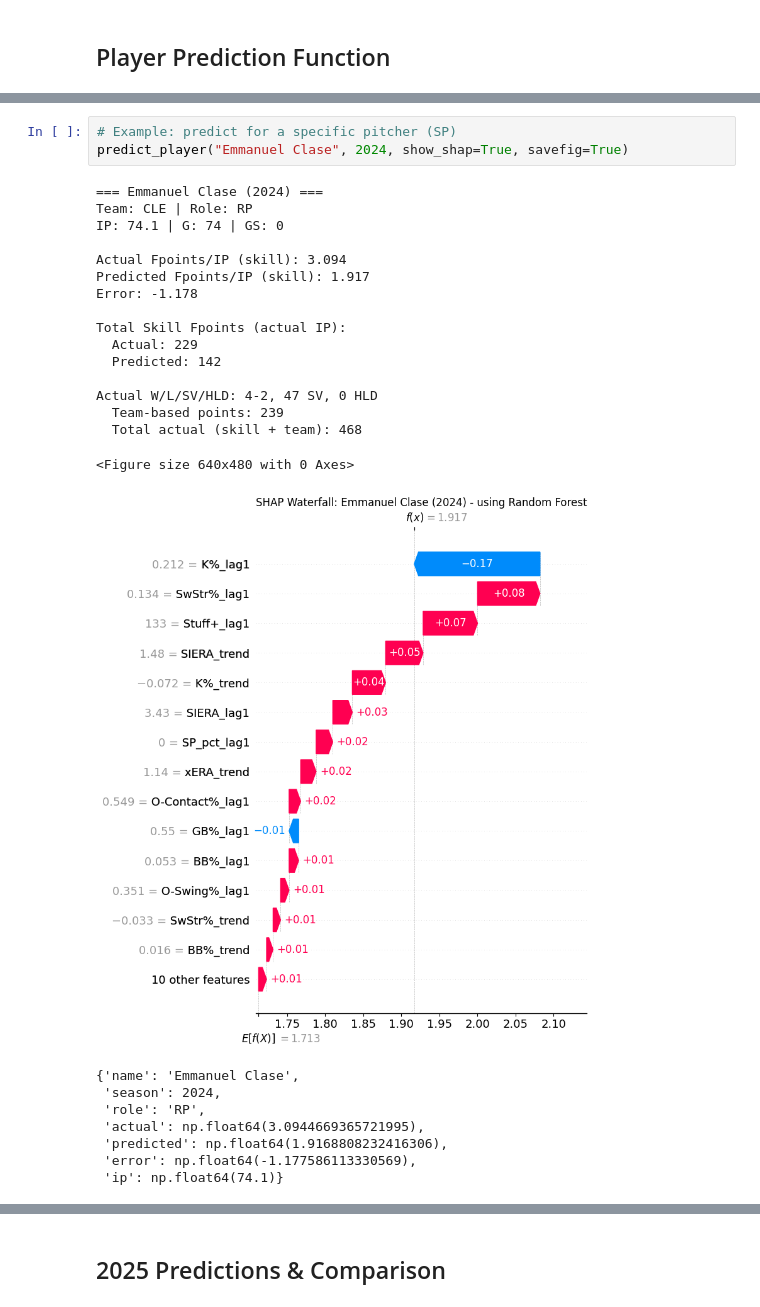
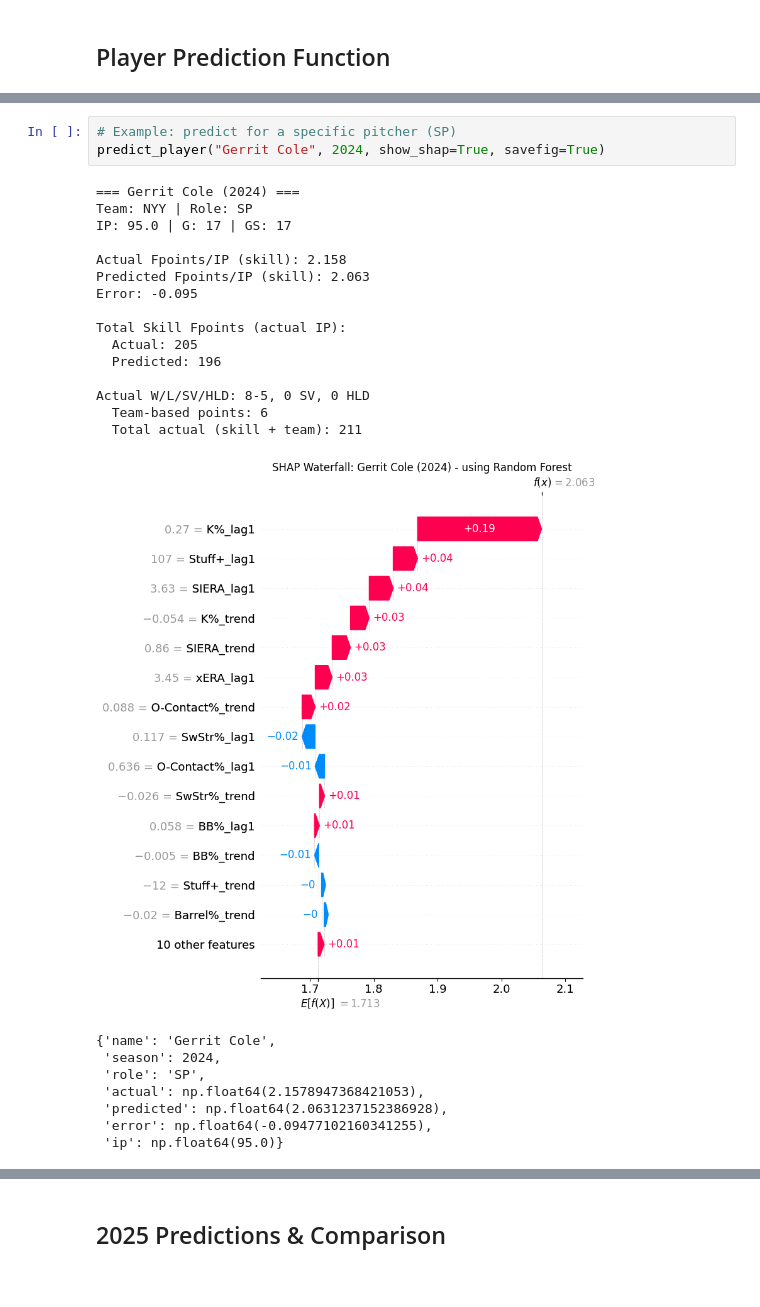
Before and after one commit to mcgillies/mlb-fantasy-2026, a Jupyter notebook: notebooks/04_pitcher_model.ipynb, the cells around one changed output, grey strips where cells are left out. Drawn from its saved outputs; the diff is of its cells as text.

```diff
--- a/notebooks/04_pitcher_model.ipynb
+++ b/notebooks/04_pitcher_model.ipynb
@@ -386,32 +386,31 @@ def predict_player(player_name, season, show_shap=True, savefig=False):
     }
 # %%
 # Example: predict for a specific pitcher (SP)
-predict_player("Emmanuel Clase", 2024, show_shap=True, savefig=True)
+predict_player("Gerrit Cole", 2024, show_shap=True, savefig=True)
 # %% [output]
-=== Emmanuel Clase (2024) ===
-Team: CLE | Role: RP
-IP: 74.1 | G: 74 | GS: 0
+=== Gerrit Cole (2024) ===
+Team: NYY | Role: SP
+IP: 95.0 | G: 17 | GS: 17
 
-Actual Fpoints/IP (skill): 3.094
-Predicted Fpoints/IP (skill): 1.917
-Error: -1.178
+Actual Fpoints/IP (skill): 2.158
+Predicted Fpoints/IP (skill): 2.063
+Error: -0.095
 
 Total Skill Fpoints (actual IP):
-  Actual: 229
-  Predicted: 142
+  Actual: 205
+  Predicted: 196
 
-Actual W/L/SV/HLD: 4-2, 47 SV, 0 HLD
-  Team-based points: 239
-  Total actual (skill + team): 468
+Actual W/L/SV/HLD: 8-5, 0 SV, 0 HLD
+  Team-based points: 6
+  Total actual (skill + team): 211
+[figure, new version]
-<Figure size 640x480 with 0 Axes>
+{'name': 'Gerrit Cole',
+ 'season': 2024,
+ 'role': 'SP',
+ 'actual': np.float64(2.1578947368421053),
+ 'predicted': np.float64(2.0631237152386928),
+ 'error': np.float64(-0.09477102160341255),
+ 'ip': np.float64(95.0)}
-[figure, old version]
-{'name': 'Emmanuel Clase',
- 'season': 2024,
- 'role': 'RP',
- 'actual': np.float64(3.0944669365721995),
- 'predicted': np.float64(1.9168808232416306),
- 'error': np.float64(-1.177586113330569),
- 'ip': np.float64(74.1)}
 # %%
 # Try a reliever
 predict_player("Emmanuel Clase", 2024)
```
Also changed, not shown: parts of 6 cells of this notebook, 1 other file.
